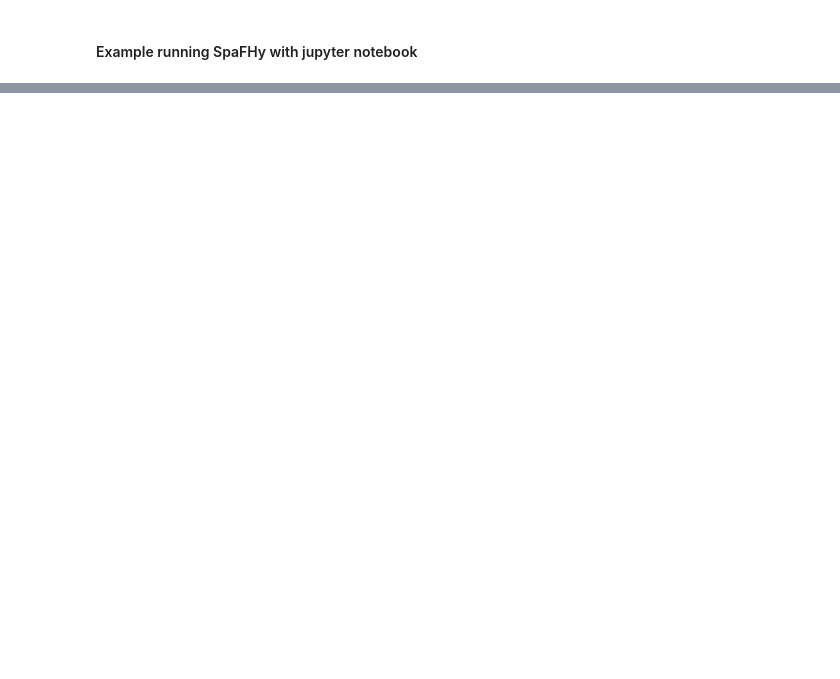
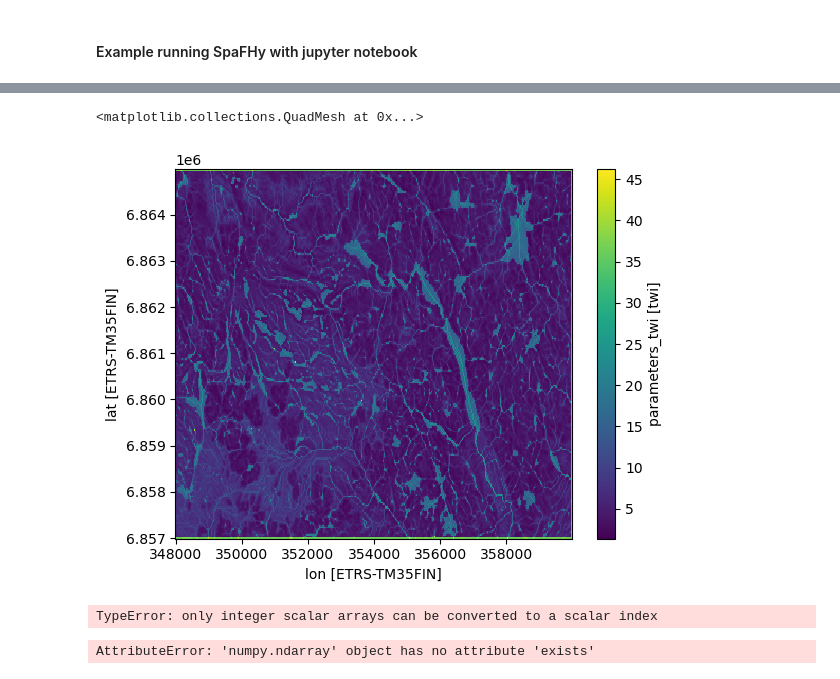
Before and after one commit to jpnousu/SpaFHy_v2.0, a Jupyter notebook: run_example.ipynb, the cells around one changed output, grey strips where cells are left out. Drawn from its saved outputs; the diff is of its cells as text; code cells hidden in the pictures; blank space fills up the shorter version.

```diff
--- a/run_example.ipynb
+++ b/run_example.ipynb
@@ -86,0 +80,5 @@ orig['bucket_water_closure'].mean(dim=['lat','lon']).plot()
+# %%
+results['parameters_twi'].plot()
+# %% [output]
+<matplotlib.collections.QuadMesh at 0x...>
+[figure, added]
@@ -86,0 +168,13 @@ orig['bucket_water_closure'].mean(dim=['lat','lon']).plot()
+# %%
+pF1 = {'ThetaS': 0.43, 'ThetaR': 0.05, 'alpha': 0.024, 'n': 1.2}
+pF2 = {'ThetaS': 0.88, 'ThetaR': 0.196, 'alpha': 0.072, 'n': 1.255}
+
+theta = np.array([[0.2, 0.1], [0.3, np.nan]])
+
+wrc(pF=pF1, theta=theta, draw_pF=False)
+# %% [output]
+TypeError: only integer scalar arrays can be converted to a scalar index
+# %%
+theta.exists
+# %% [output]
+AttributeError: 'numpy.ndarray' object has no attribute 'exists'
```
Also changed, not shown: parts of 13 cells of this notebook, 25 other files.
